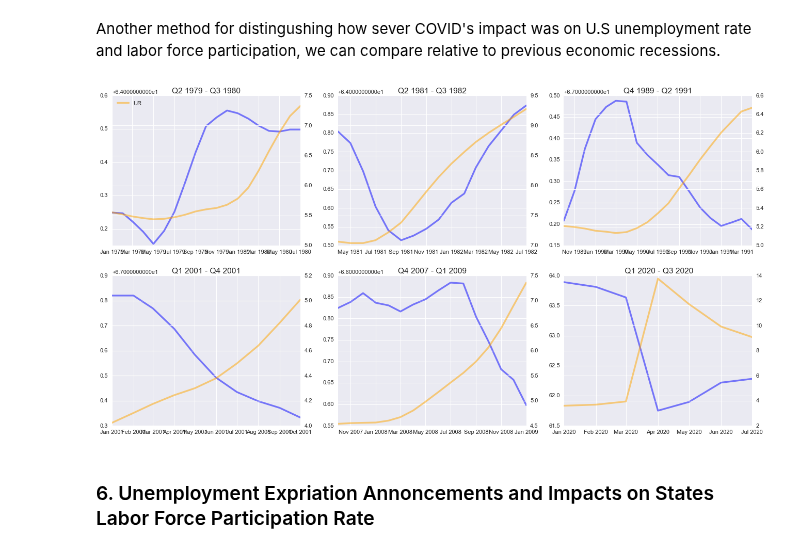
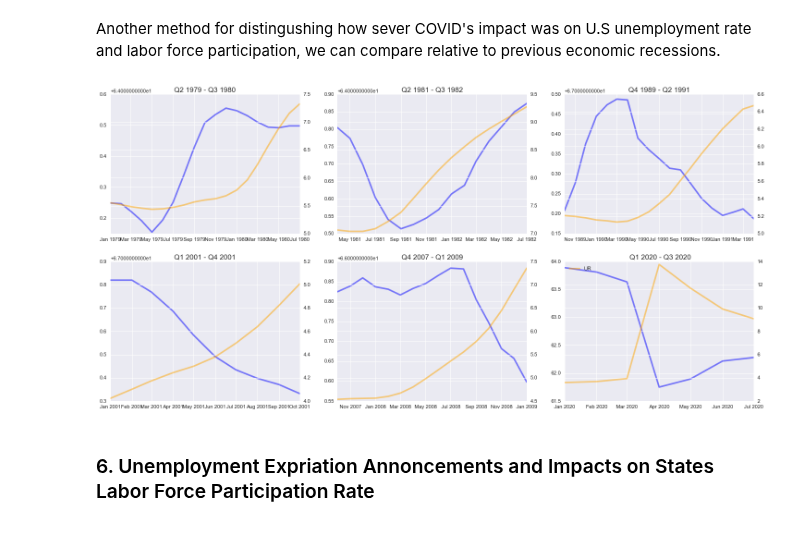
Before and after one commit to vgm236/ferrante_moreira_data_project, a Jupyter notebook: app/ferrante_moreira_project.ipynb, the cells around one changed output. Drawn from its saved outputs; the diff is of its cells as text; code cells hidden in the pictures.

Commit message:
announcement plot

```diff
--- a/app/ferrante_moreira_project.ipynb
+++ b/app/ferrante_moreira_project.ipynb
@@ -858,32 +858,32 @@ ur_rec = [
     recession_81["unemployment_rate"].mean(axis=1),
     recession_89["unemployment_rate"].mean(axis=1),
     recession_01["unemployment_rate"].mean(axis=1),
     recession_07["unemployment_rate"].mean(axis=1),
     recession_covid["unemployment_rate"].mean(axis=1)]
 
 for (i, j) in zip(charts, lfp_rec):
     ax[i].plot(j, color = 'b', alpha=0.5, linewidth=3)
 
 for i in charts:
     ax[i] = ax[i].twinx()
 
 for (i, k) in zip(charts, ur_rec):
     ax[i].plot(k, color = 'orange', alpha=0.5, linewidth=3)
 
 rec_titles = ["Q2 1979 - Q3 1980", "Q2 1981 - Q3 1982", "Q4 1989 - Q2 1991",
             "Q1 2001 - Q4 2001", "Q4 2007 - Q1 2009", " Q1 2020 - Q3 2020"]
 
 for (i, j) in zip(charts, rec_titles):
     ax[i].set_title(j, fontsize=14)
 
 # fix  xlabels
 degrees = 70
 for i in charts:
     ax[i].tick_params(axis='x', rotation=degrees)
 
 # fig legend
-ax[0, 0].legend(("UR", "LFP"), loc="upper left")
+plt.legend(['UR', 'LFP'], loc='upper left')
 
 plt.style.use("seaborn")
 # %% [output]
-[figure, old version]
+[figure, new version]
```
Also changed, not shown: parts of 5 cells of this notebook.
